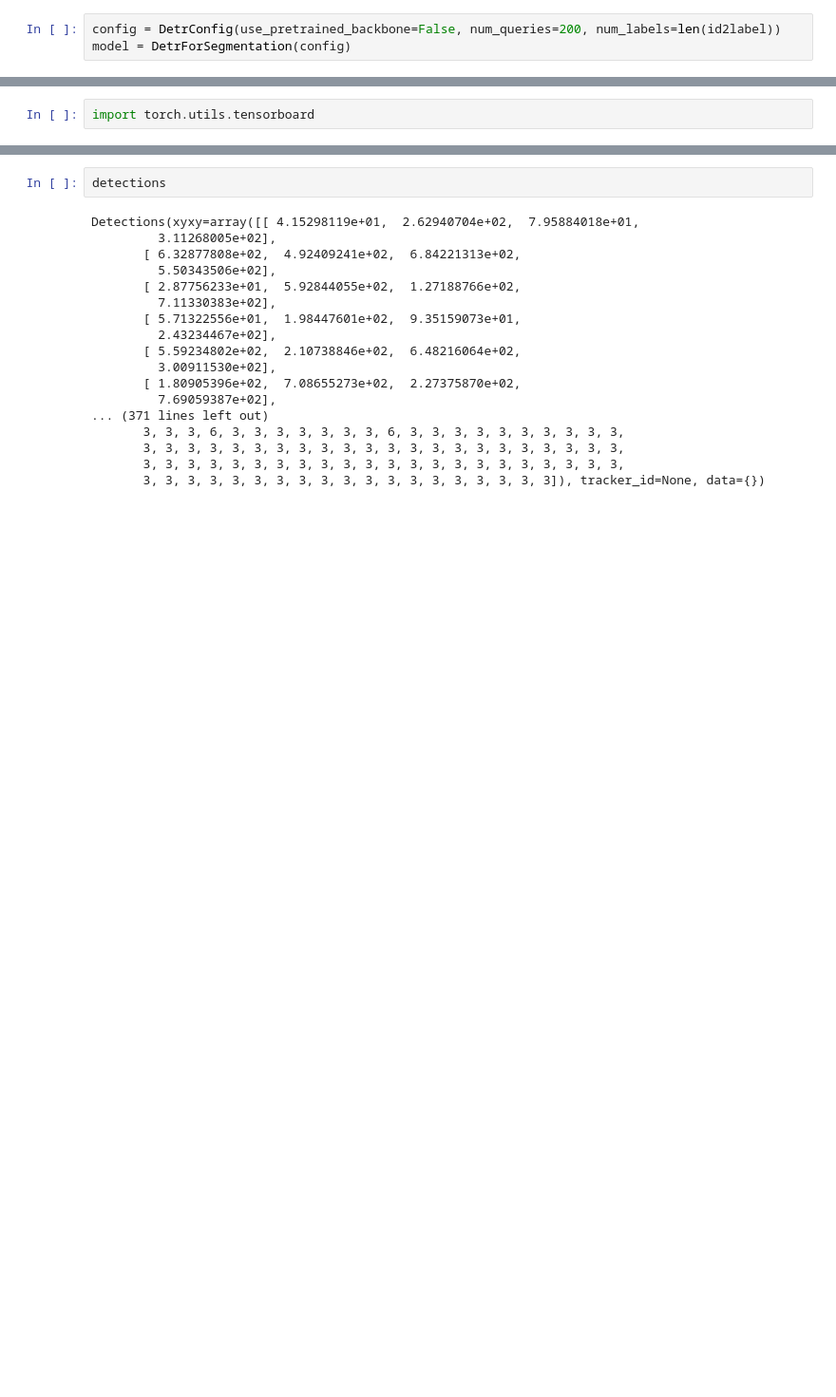
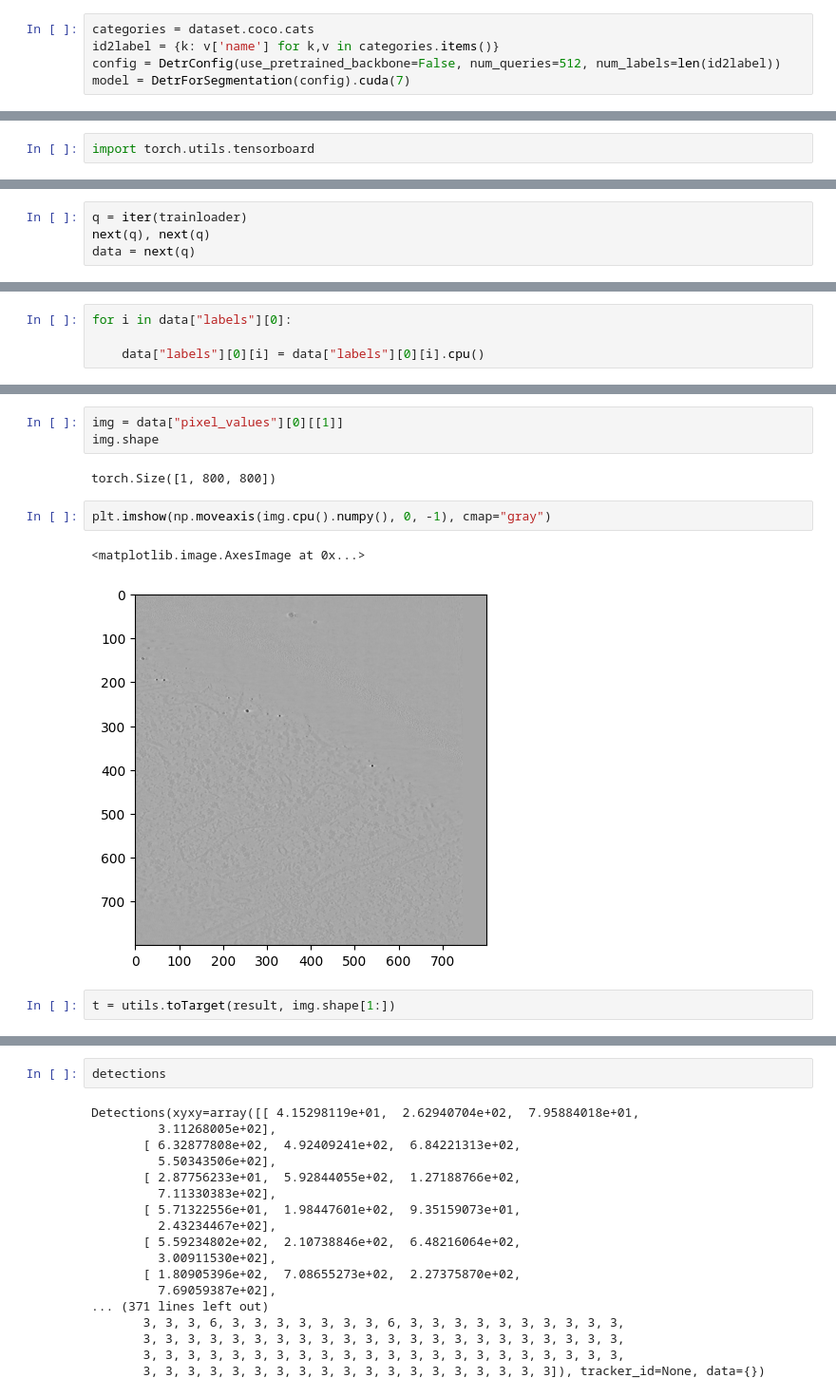
Before and after one commit to tyfei0216/cryoem, a Jupyter notebook: train.ipynb, the cells around one changed output, grey strips where cells are left out. Shown at 95% size. Saved outputs shown, nothing was run; the diff lists cells and outputs as text; blank space fills up the shorter version.

```diff
--- a/train.ipynb
+++ b/train.ipynb
@@ -127,3 +93,5 @@ id2label = {k: v['name'] for k,v in categories.items()}
 # %%
-config = DetrConfig(use_pretrained_backbone=False, num_queries=200, num_labels=len(id2label))
-model = DetrForSegmentation(config)
+categories = dataset.coco.cats
+id2label = {k: v['name'] for k,v in categories.items()}
+config = DetrConfig(use_pretrained_backbone=False, num_queries=512, num_labels=len(id2label))
+model = DetrForSegmentation(config).cuda(7)
@@ -194,0 +262,4 @@ LOCAL_RANK: 0 - CUDA_VISIBLE_DEVICES: [0,1,2,3,4,5,6,7]
+# %%
+q = iter(trainloader)
+next(q), next(q)
+data = next(q)
@@ -194,0 +286,4 @@ LOCAL_RANK: 0 - CUDA_VISIBLE_DEVICES: [0,1,2,3,4,5,6,7]
+# %%
+for i in data["labels"][0]:
+
+    data["labels"][0][i] = data["labels"][0][i].cpu()
@@ -196,0 +348,12 @@ outputs = model(pixel_values = data["pixel_values"], pixel_mask = data["pixel_ma
+# %%
+img = data["pixel_values"][0][[1]]
+img.shape
+# %% [output]
+torch.Size([1, 800, 800])
+# %%
+plt.imshow(np.moveaxis(img.cpu().numpy(), 0, -1), cmap="gray")
+# %% [output]
+<matplotlib.image.AxesImage at 0x...>
+[figure, added]
+# %%
+t = utils.toTarget(result, img.shape[1:])
```
Also changed, not shown: parts of 60 cells of this notebook, 6 other files.
